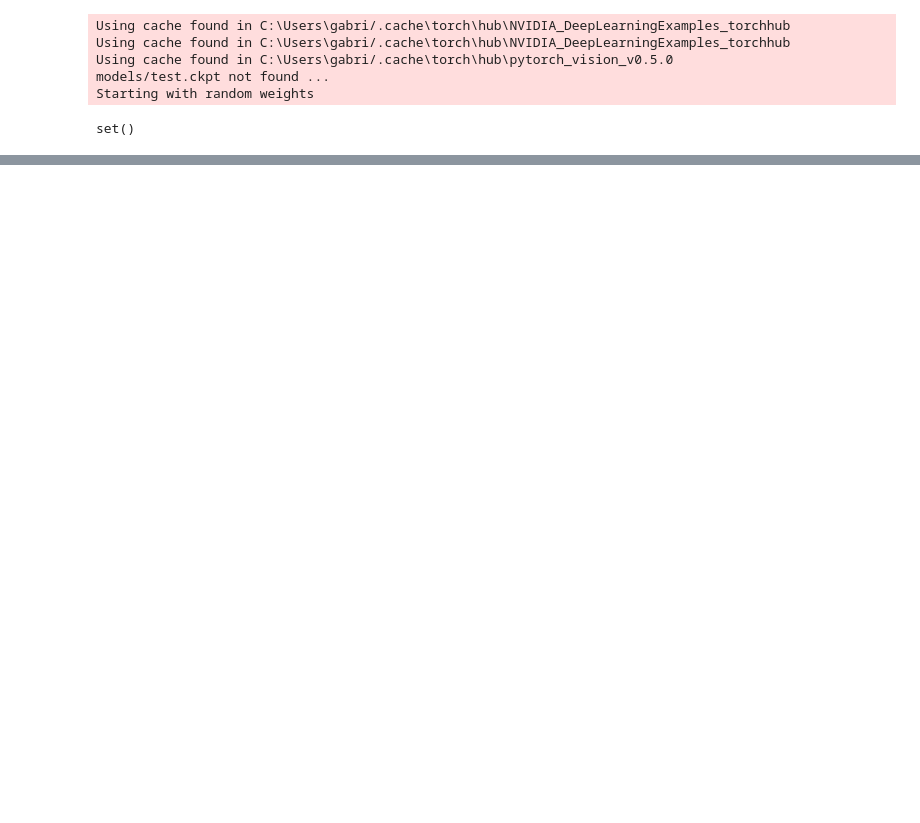
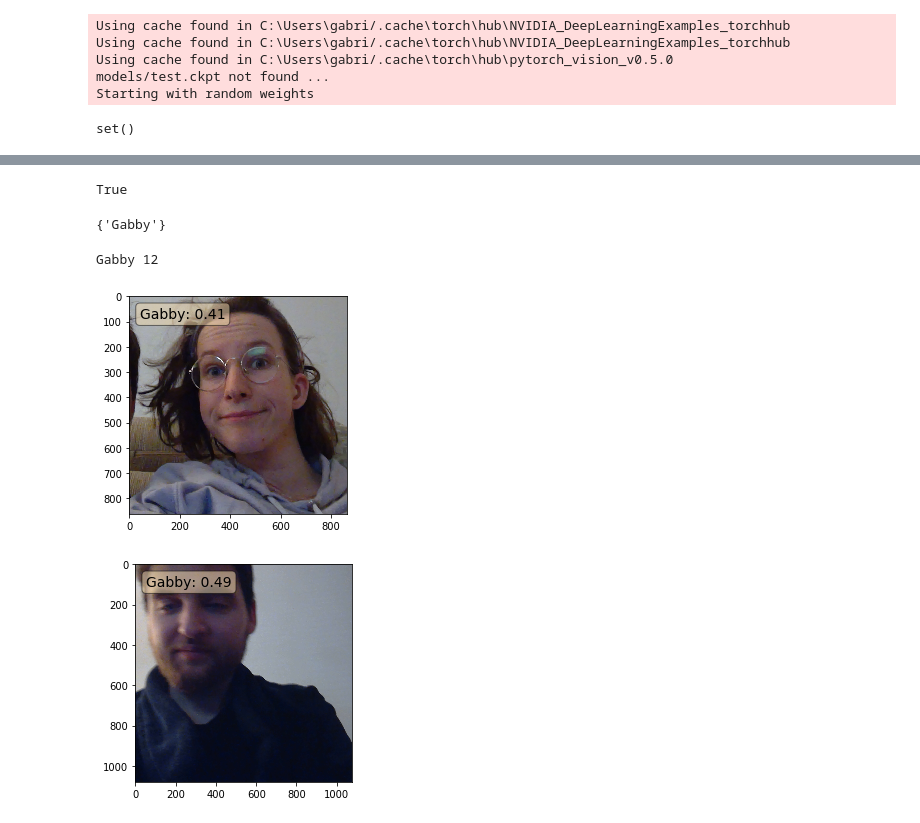
Before and after one commit to Arty-Facts/PersonRecognizer, a Jupyter notebook: pip_test.ipynb, the cells around one changed output, grey strips where cells are left out. Saved outputs shown, nothing was run; the diff lists cells and outputs as text; code cells hidden in the pictures; blank space fills up the shorter version.

```diff
--- a/pip_test.ipynb
+++ b/pip_test.ipynb
@@ -78,44 +104,55 @@ ppl = lp.snap()
 # %%
-#emb_maniger.new("Gabby", ppl[0], a)
+#data_base.new("Gabby", ppl[0], a)
 #emb_maniger.add("Others", b)
-emb_maniger.add("Gabby", a)
+#data_base.remove("Gabby")
+# %% [output]
+True
+# %%
+data_base.info
+# %% [output]
+{'Gabby'}
 # %%
-for n in emb_maniger.info:
-    print(n, emb_maniger.get_len(n))
+for n in data_base.info:
+    print(n, data_base.get_len(n))
+# %% [output]
+Gabby 12
 # %%
-models = [Recognizer(n, load=False) for n in emb_maniger.info]
+models = [Recognizer(n, load=False) for n in data_base.info]
 # %%
 for person in models:
     print(person.name)
     person.get_beter(emb_maniger, 10000)
 # %%
 from collections import defaultdict
-lp.path="images"
+locate_ppl.path="images"
 #lp.path="images/test"
-lp.from_disk=False
-for img in lp:
+locate_ppl.from_disk=False
+for img in locate_ppl:
     if len(img) == 0:
         continue
 
-    emb = pe.embed(img)
+    emb = person_embeding.embed(img)
     pred = defaultdict(list)
     for reco in models:
         r = reco(emb)
         for p in r:
             pred[reco.name].append(p[1].item())
     for idx, im in enumerate(img):
         fig, ax = plt.subplots()
         ax.imshow(im)
         textstr = '\n'.join([f"{p}: {v[idx]:.2f}"
                         for p, v in sorted(pred.items(), reverse=True, key=lambda x: x[1][idx])])
         props = dict(boxstyle='round', facecolor='wheat', alpha=0.5)
         ax.text(0.05, 0.95, textstr, transform=ax.transAxes, fontsize=14,
                     verticalalignment='top', bbox=props)
     plt.show()
 
     msg = input("press enter for next:")
     if len(msg) > 1:
         break
+# %% [output]
+[figure, added]
+[figure, added]
 # %%
 for m in models:
     m.save()
```
Also changed, not shown: parts of 11 cells of this notebook, 1 other file.
